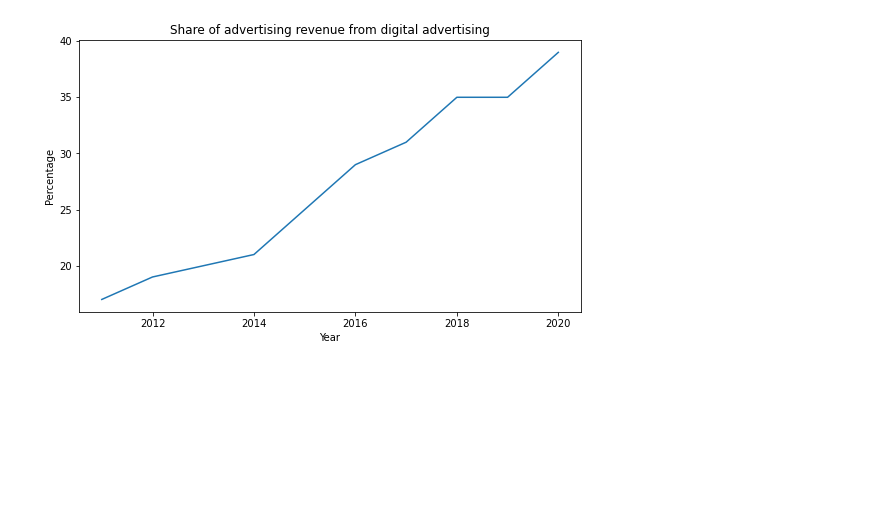
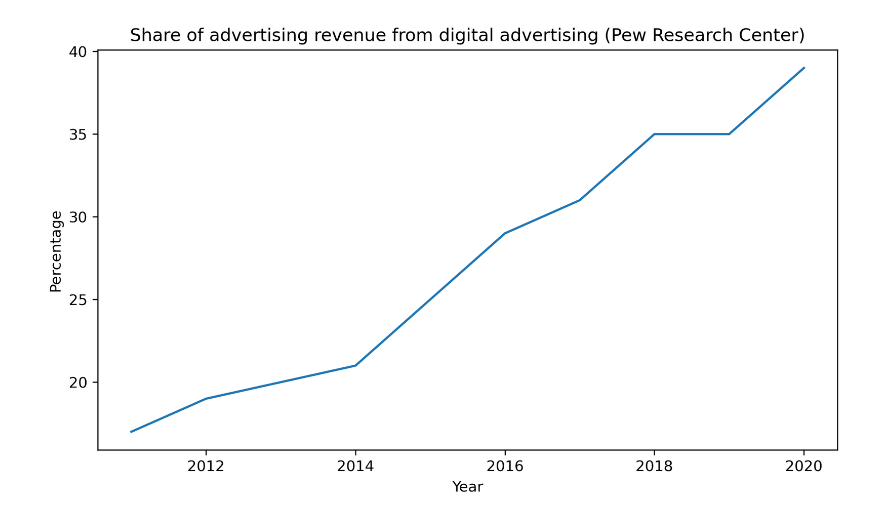
Before and after one commit to spacegoat1/news_article_popularity, a Jupyter notebook: src/2___intro_charts.ipynb, the cells around one changed output. Saved outputs shown, nothing was run; the diff lists cells and outputs as text; code cells hidden in the pictures; blank space fills up the shorter version.

Commit message:
more updates to images

```diff
--- a/src/2___intro_charts.ipynb
+++ b/src/2___intro_charts.ipynb
@@ -21,10 +21,10 @@ df = df.set_index("year")
 # %%
 df.plot.line(figsize=(9,5), legend=False)
 plt.xlabel("Year")
 plt.ylabel("Percentage")
 # plt.legend(hide=True)
-plt.title("Share of advertising revenue from digital advertising")
+plt.title("Share of advertising revenue from digital advertising (Pew Research Center)")
 plt.rcParams["figure.dpi"] = 300
 plt.savefig(figures_dir + '0_advert_revenue.png')
 # %% [output]
-[figure, old version]
+[figure, new version]
```
Also changed, not shown: 1 other file.
